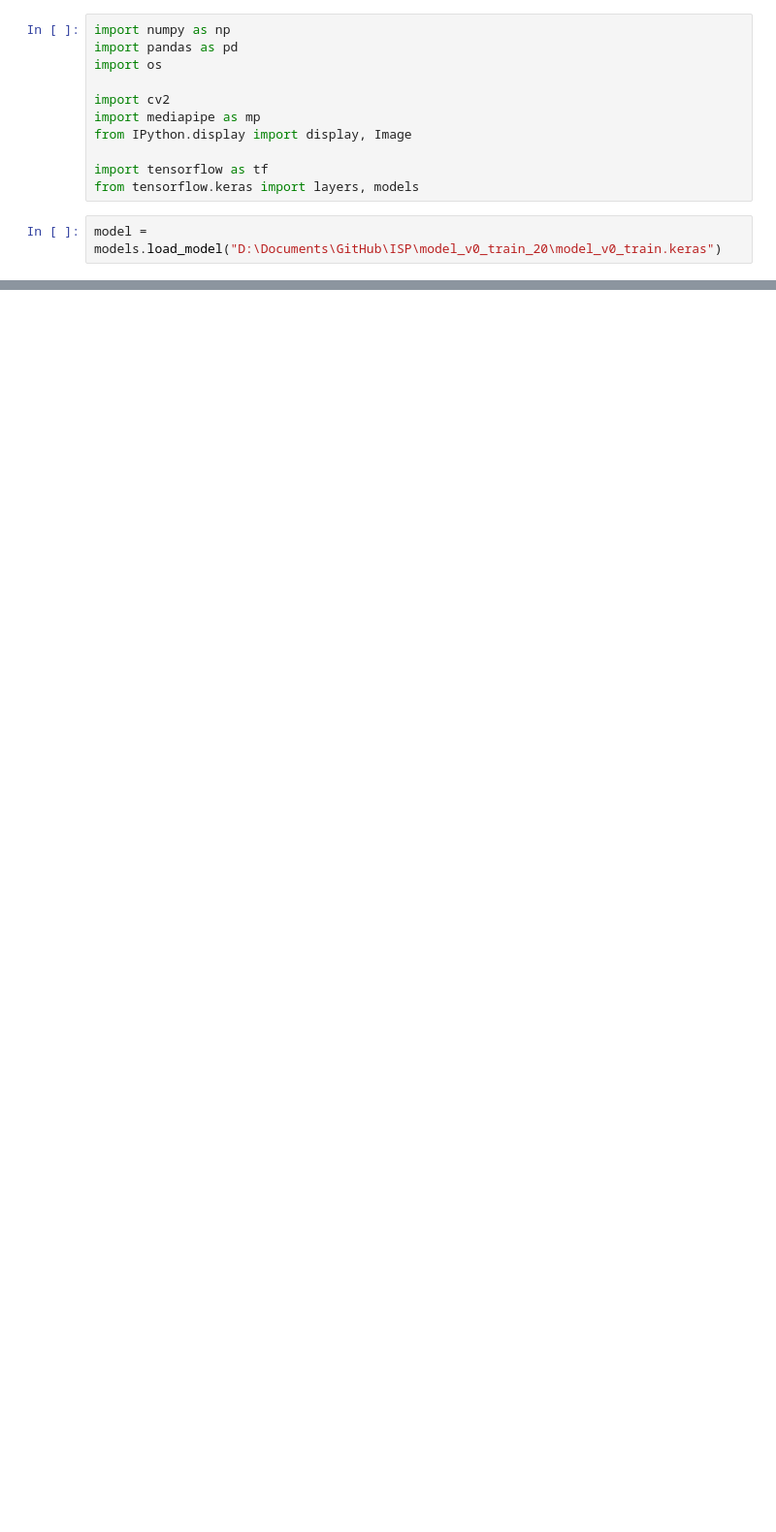
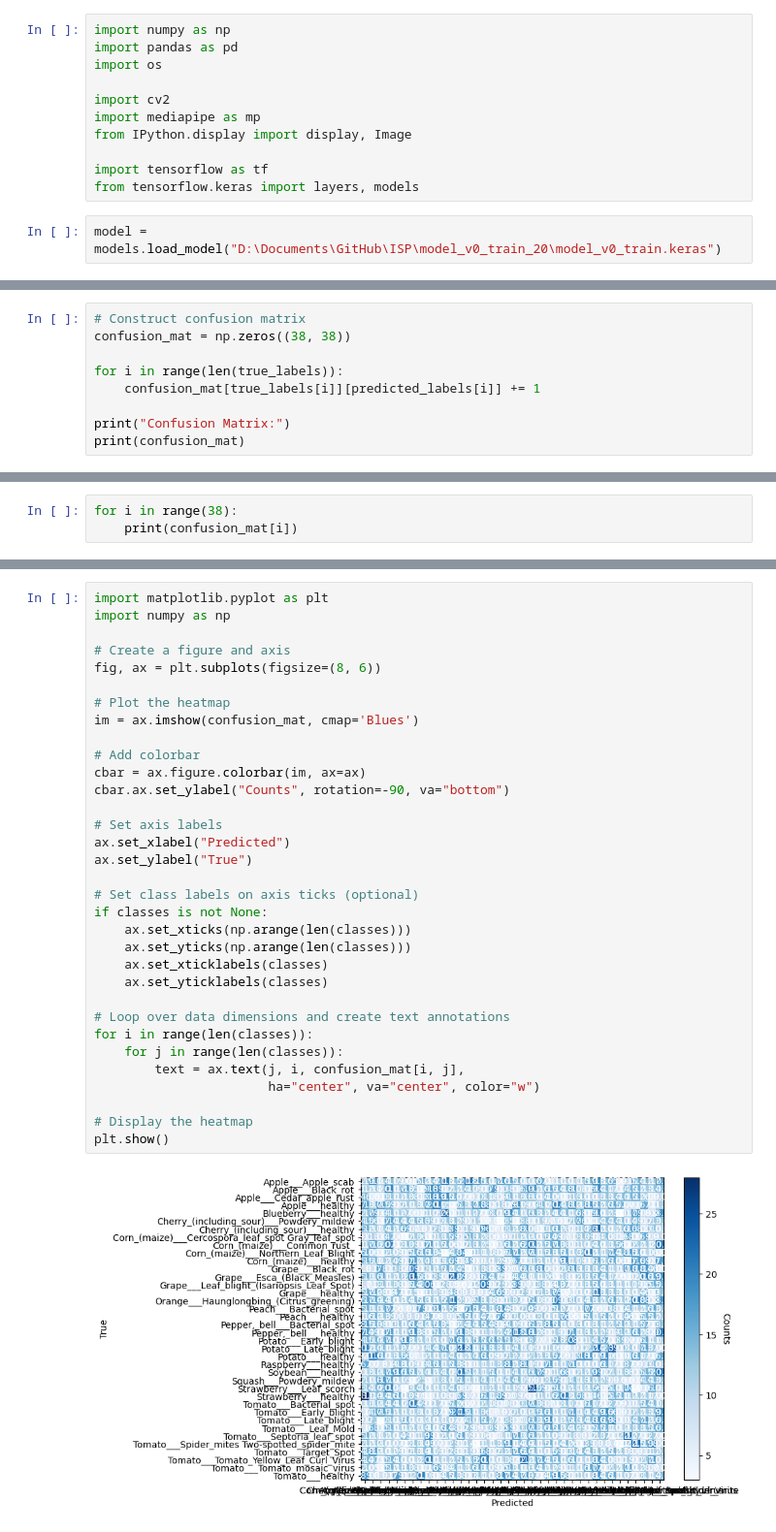
Before and after one commit to Jensdboc/ISP, a Jupyter notebook: demo/PlantRecognitionVideo.ipynb, the cells around one changed output, grey strips where cells are left out. Shown at 97% size. Saved outputs shown, nothing was run; the diff lists cells and outputs as text; blank space fills up the shorter version.

```diff
--- a/video.ipynb
+++ b/demo/PlantRecognitionVideo.ipynb
@@ -111,0 +212,9 @@ AppleScab1 -> Apple___Apple_scab
+# %%
+# Construct confusion matrix
+confusion_mat = np.zeros((38, 38))
+
+for i in range(len(true_labels)):
+    confusion_mat[true_labels[i]][predicted_labels[i]] += 1
+
+print("Confusion Matrix:")
+print(confusion_mat)
@@ -111,0 +230,3 @@ AppleScab1 -> Apple___Apple_scab
+# %%
+for i in range(38):
+    print(confusion_mat[i])
@@ -111,0 +251,35 @@ AppleScab1 -> Apple___Apple_scab
+# %%
+import matplotlib.pyplot as plt
+import numpy as np
+
+# Create a figure and axis
+fig, ax = plt.subplots(figsize=(8, 6))
+
+# Plot the heatmap
+im = ax.imshow(confusion_mat, cmap='Blues')
+
+# Add colorbar
+cbar = ax.figure.colorbar(im, ax=ax)
+cbar.ax.set_ylabel("Counts", rotation=-90, va="bottom")
+
+# Set axis labels
+ax.set_xlabel("Predicted")
+ax.set_ylabel("True")
+
+# Set class labels on axis ticks (optional)
+if classes is not None:
+    ax.set_xticks(np.arange(len(classes)))
+    ax.set_yticks(np.arange(len(classes)))
+    ax.set_xticklabels(classes)
+    ax.set_yticklabels(classes)
+
+# Loop over data dimensions and create text annotations
+for i in range(len(classes)):
+    for j in range(len(classes)):
+        text = ax.text(j, i, confusion_mat[i, j],
+                       ha="center", va="center", color="w")
+
+# Display the heatmap
+plt.show()
+# %% [output]
+[figure, added]
```
Also changed, not shown: parts of 15 cells of this notebook, 3 other files.
